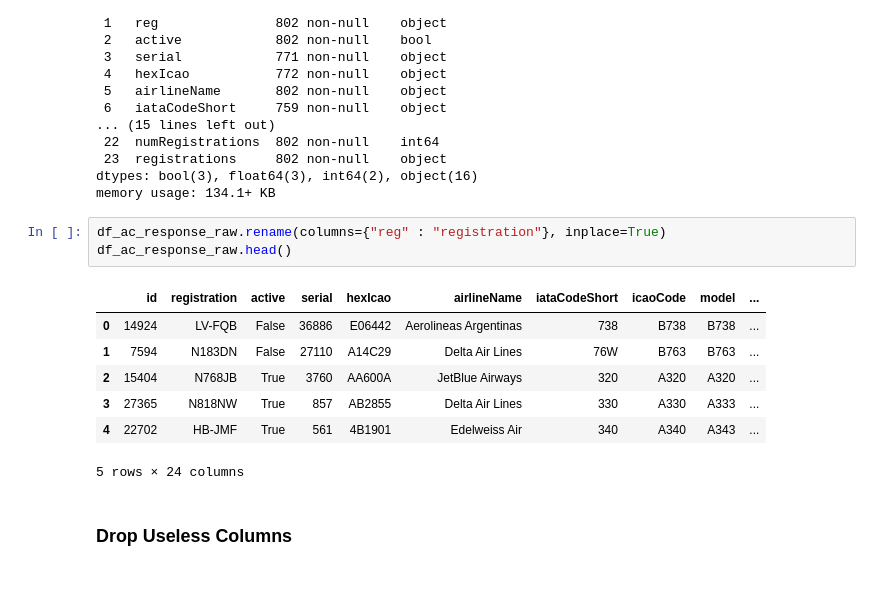
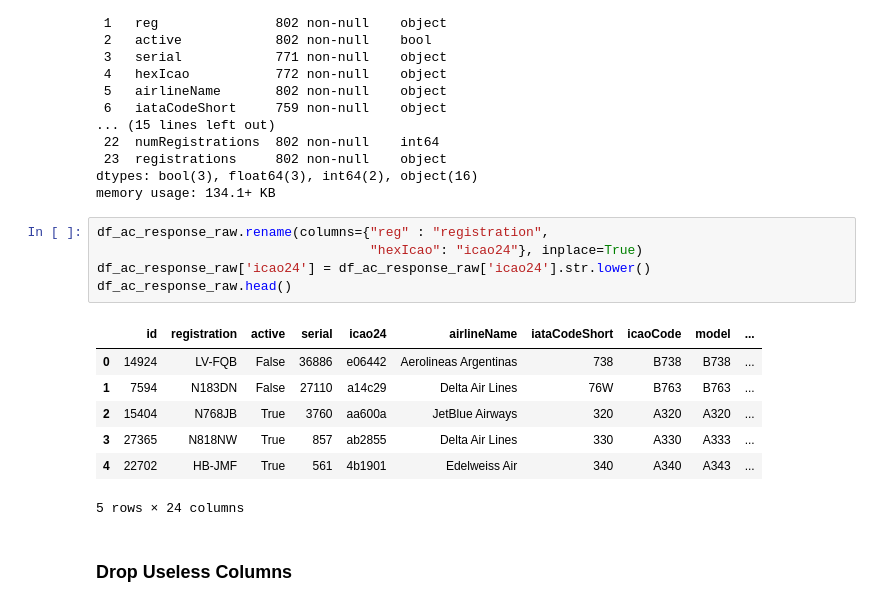
Before and after one commit to ralfreuvers/Constructor-Group-Project-Aviation, a Jupyter notebook: notebooks/aircraft_data_response_extraction_to_df.ipynb, the cells around one changed output. Saved outputs shown, nothing was run; the diff lists cells and outputs as text.

```diff
--- a/notebooks/aircraft_data_response_extraction_to_df.ipynb
+++ b/notebooks/aircraft_data_response_extraction_to_df.ipynb
@@ -131,15 +116,17 @@ Data columns (total 24 columns):
 dtypes: bool(3), float64(3), int64(2), object(16)
 memory usage: 134.1+ KB
 # %%
-df_ac_response_raw.rename(columns={"reg" : "registration"}, inplace=True)
+df_ac_response_raw.rename(columns={"reg" : "registration",
+                                   "hexIcao": "icao24"}, inplace=True)
+df_ac_response_raw['icao24'] = df_ac_response_raw['icao24'].str.lower()
 df_ac_response_raw.head()
 # %% [output]
-|  | id | registration | active | serial | hexIcao | airlineName | iataCodeShort | icaoCode | model | ... |
-| 0 | 14924 | LV-FQB | False | 36886 | E06442 | Aerolineas Argentinas | 738 | B738 | B738 | ... |
-| 1 | 7594 | N183DN | False | 27110 | A14C29 | Delta Air Lines | 76W | B763 | B763 | ... |
-| 2 | 15404 | N768JB | True | 3760 | AA600A | JetBlue Airways | 320 | A320 | A320 | ... |
-| 3 | 27365 | N818NW | True | 857 | AB2855 | Delta Air Lines | 330 | A330 | A333 | ... |
-| 4 | 22702 | HB-JMF | True | 561 | 4B1901 | Edelweiss Air | 340 | A340 | A343 | ... |
+|  | id | registration | active | serial | icao24 | airlineName | iataCodeShort | icaoCode | model | ... |
+| 0 | 14924 | LV-FQB | False | 36886 | e06442 | Aerolineas Argentinas | 738 | B738 | B738 | ... |
+| 1 | 7594 | N183DN | False | 27110 | a14c29 | Delta Air Lines | 76W | B763 | B763 | ... |
+| 2 | 15404 | N768JB | True | 3760 | aa600a | JetBlue Airways | 320 | A320 | A320 | ... |
+| 3 | 27365 | N818NW | True | 857 | ab2855 | Delta Air Lines | 330 | A330 | A333 | ... |
+| 4 | 22702 | HB-JMF | True | 561 | 4b1901 | Edelweiss Air | 340 | A340 | A343 | ... |
 5 rows × 24 columns
 # %% [markdown]
 ### Drop Useless Columns
```
Also changed, not shown: parts of 19 cells of this notebook, 1 other file.
